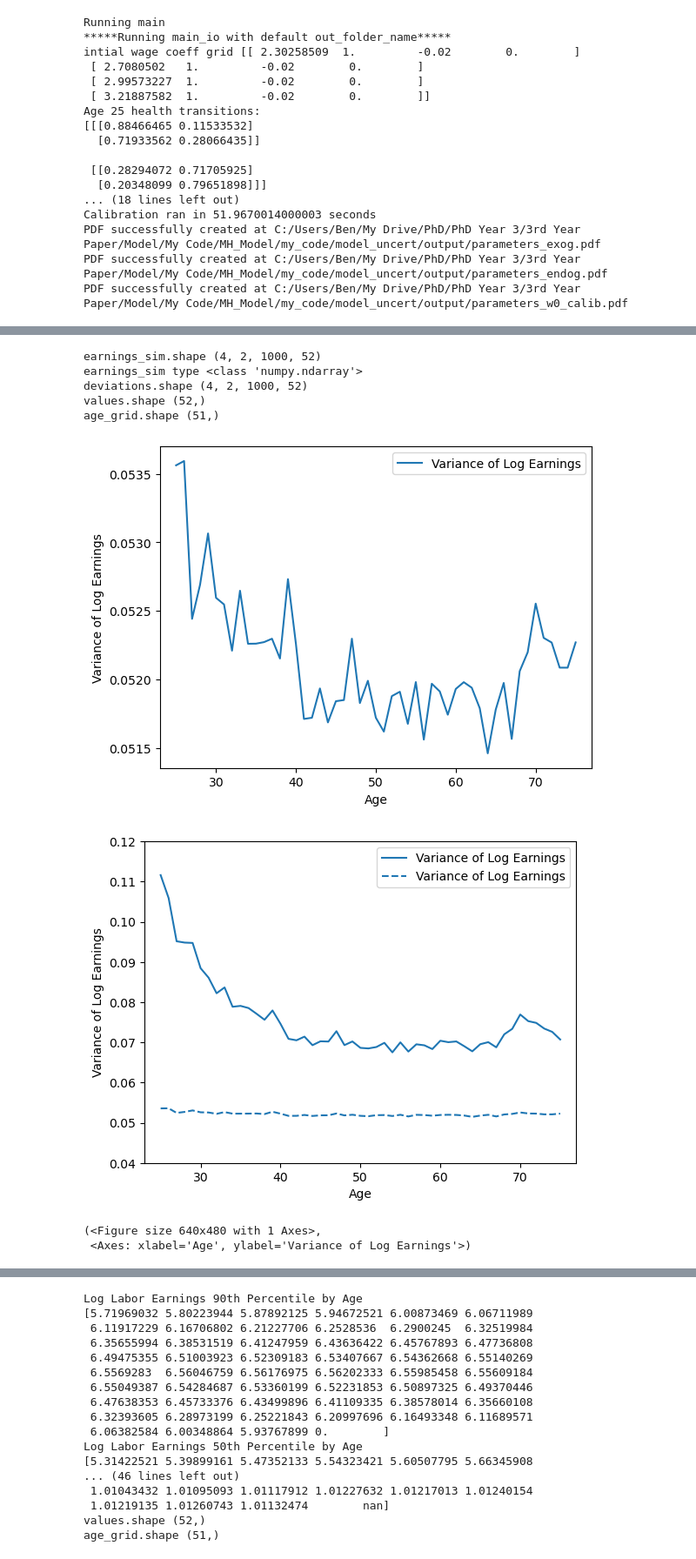
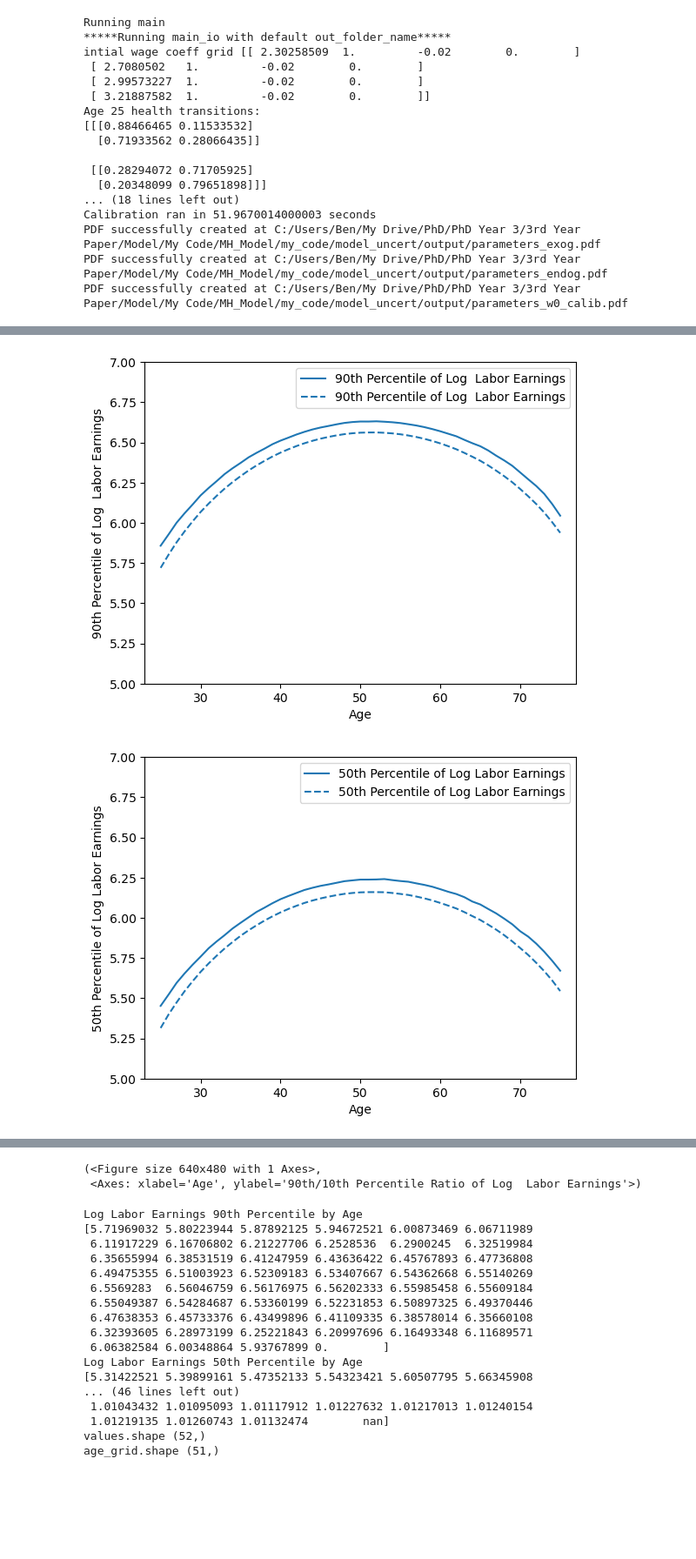
Before and after one commit to bboyajian253/discrete_lab_lc_model, a Jupyter notebook: my_code/model_uncert/code/table_maker_08_29_24.ipynb, the cells around one changed output, grey strips where cells are left out. Shown at 87% size. Saved outputs shown, nothing was run; the diff lists cells and outputs as text; code cells hidden in the pictures; blank space fills up the shorter version.

```diff
--- a/my_code/model_uncert/code/table_maker_08_29_24.ipynb
+++ b/my_code/model_uncert/code/table_maker_08_29_24.ipynb
@@ -287,13 +306,17 @@ PDF successfully created at C:/Users/Ben/My Drive/PhD/PhD Year 3/3rd Year Paper/
-# %%
-fig_var_no_cost, ax_var_no_cost = plot_var_log_earn(myPars, sims, out_path)
-tb.combine_plots(fig_var_benchmark, ax_var_benchmark, fig_var_no_cost, ax_var_no_cost, y_lim =[0.04,0.12])
-# %% [output]
-earnings_sim.shape (4, 2, 1000, 52)
-earnings_sim type <class 'numpy.ndarray'>
-deviations.shape (4, 2, 1000, 52)
-values.shape (52,)
-age_grid.shape (51,)
-[figure, removed]
-[figure, removed]
-(<Figure size 640x480 with 1 Axes>,
- <Axes: xlabel='Age', ylabel='Variance of Log Earnings'>)
+# %%
+
+quietly = True
+
+[fig_90_bench, ax_90_bench, fig_50_bench, ax_50_bench, fig_10_bench, ax_10_bench,
+fig_90_10_bench, ax_90_10_bench, fig_90_50_bench, ax_90_50_bench, fig_50_10_bench, ax_50_10_bench] = plot_lab_earn_perc(myPars_bench, sims_bench, out_path, quietly)
+
+[fig_90_no_cost, ax_90_no_cost, fig_50_no_cost, ax_50_no_cost, fig_10_no_cost, ax_10_no_cost,
+ fig_90_10_no_cost, ax_90_10_no_cost, fig_90_50_no_cost, ax_90_50_no_cost, fig_50_10_no_cost, ax_50_10_no_cost] = plot_lab_earn_perc(myPars_no_cost, sims_no_cost, out_path, quietly)
+
+tb.combine_plots(fig_90_bench, ax_90_bench, fig_90_no_cost, ax_90_no_cost, y_lim=[5,7])
+tb.combine_plots(fig_50_bench, ax_50_bench, fig_50_no_cost, ax_50_no_cost, y_lim=[5,7])
+tb.combine_plots(fig_10_bench, ax_10_bench, fig_10_no_cost, ax_10_no_cost, y_lim=[5,7])
+tb.combine_plots(fig_90_10_bench, ax_90_10_bench, fig_90_10_no_cost, ax_90_10_no_cost, y_lim = [1.0,1.2])
+# %% [output]
+[figure, added]
+[figure, added]
@@ -300,3 +325,5 @@ age_grid.shape (51,)
+(<Figure size 640x480 with 1 Axes>,
+ <Axes: xlabel='Age', ylabel='90th/10th Percentile Ratio of Log  Labor Earnings'>)
 # %%
 importlib.reload(tb)
 def wperc_lab_earn_by_age(myPars: Pars, sims: Dict[str,np.ndarray], pecentile: float) -> np.ndarray:
```
Also changed, not shown: parts of 3 cells of this notebook.
